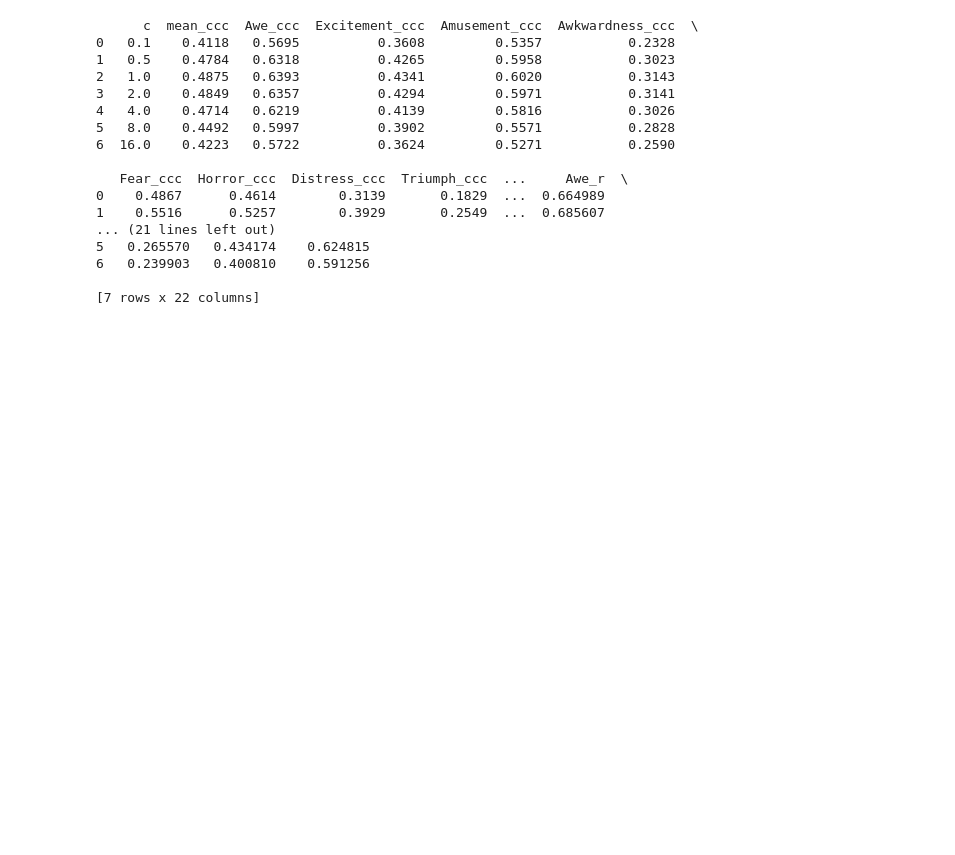
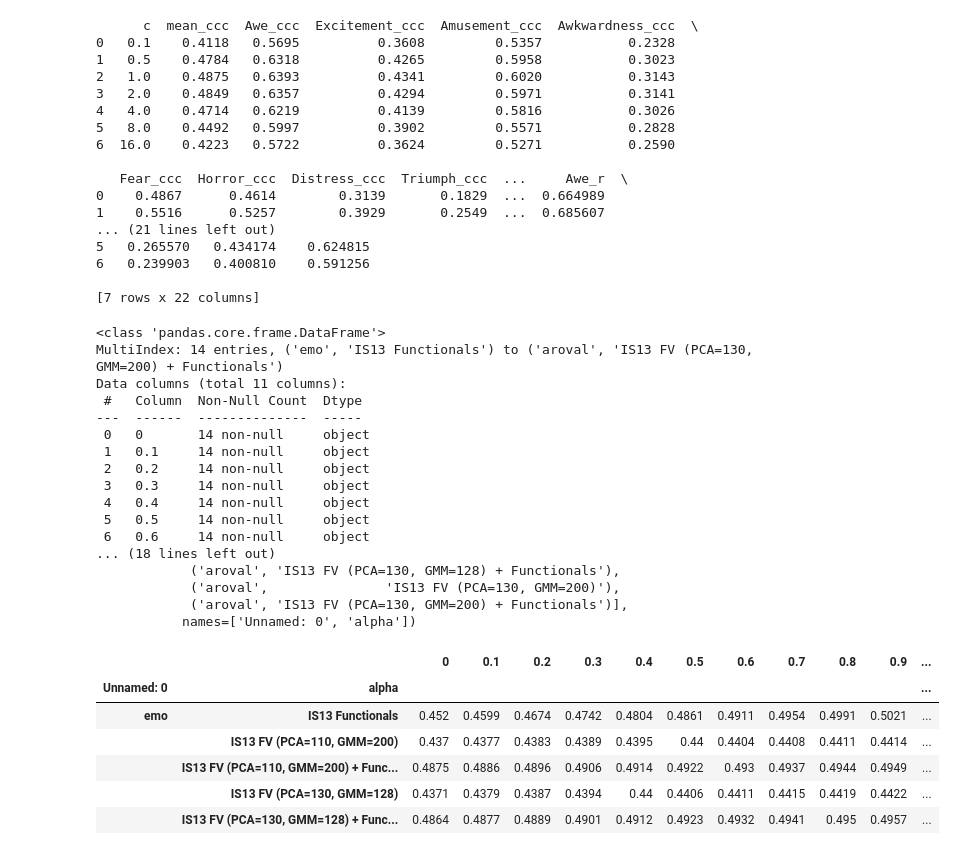
Before and after one commit to jorenterpstra/scriptie, a Jupyter notebook: ExVo2022/ExVo-MultiTask/visualizations.ipynb, the cells around one changed output. Drawn from its saved outputs; the diff is of its cells as text; code cells hidden in the pictures; blank space fills up the shorter version.

```diff
--- a/ExVo2022/ExVo-MultiTask/visualizations.ipynb
+++ b/ExVo2022/ExVo-MultiTask/visualizations.ipynb
@@ -125,3 +126,37 @@ print(df_dict['exp_batch07_compare_llds_110pca_200gmm_fv_plus_compare_funcs']['e
 6   0.239903   0.400810    0.591256
 
 [7 rows x 22 columns]
+# %%
+df = pd.read_csv(r'results/emo_fusion_full_alpha.csv', delimiter=';')
+df = df.transpose()
+df.columns = [df.iloc[0], df.iloc[1]]
+df = df[2:]
+df = df.transpose()
+print(df.info())
+print(df.index)
+df.head()
+# %% [output]
+<class 'pandas.core.frame.DataFrame'>
+MultiIndex: 14 entries, ('emo', 'IS13 Functionals') to ('aroval', 'IS13 FV (PCA=130, GMM=200) + Functionals')
+Data columns (total 11 columns):
+ #   Column  Non-Null Count  Dtype
+---  ------  --------------  -----
+ 0   0       14 non-null     object
+ 1   0.1     14 non-null     object
+ 2   0.2     14 non-null     object
+ 3   0.3     14 non-null     object
+ 4   0.4     14 non-null     object
+ 5   0.5     14 non-null     object
+ 6   0.6     14 non-null     object
+... (18 lines left out)
+            ('aroval', 'IS13 FV (PCA=130, GMM=128) + Functionals'),
+            ('aroval',               'IS13 FV (PCA=130, GMM=200)'),
+            ('aroval', 'IS13 FV (PCA=130, GMM=200) + Functionals')],
+           names=['Unnamed: 0', 'alpha'])
+|  |  | 0 | 0.1 | 0.2 | 0.3 | 0.4 | 0.5 | 0.6 | 0.7 | 0.8 | 0.9 | ... |
+| Unnamed: 0 | alpha |  |  |  |  |  |  |  |  |  |  | ... |
+| emo | IS13 Functionals | 0.452 | 0.4599 | 0.4674 | 0.4742 | 0.4804 | 0.4861 | 0.4911 | 0.4954 | 0.4991 | 0.5021 | ... |
+|  | IS13 FV (PCA=110, GMM=200) | 0.437 | 0.4377 | 0.4383 | 0.4389 | 0.4395 | 0.44 | 0.4404 | 0.4408 | 0.4411 | 0.4414 | ... |
+|  | IS13 FV (PCA=110, GMM=200) + Func... | 0.4875 | 0.4886 | 0.4896 | 0.4906 | 0.4914 | 0.4922 | 0.493 | 0.4937 | 0.4944 | 0.4949 | ... |
+|  | IS13 FV (PCA=130, GMM=128) | 0.4371 | 0.4379 | 0.4387 | 0.4394 | 0.44 | 0.4406 | 0.4411 | 0.4415 | 0.4419 | 0.4422 | ... |
+|  | IS13 FV (PCA=130, GMM=128) + Func... | 0.4864 | 0.4877 | 0.4889 | 0.4901 | 0.4912 | 0.4923 | 0.4932 | 0.4941 | 0.495 | 0.4957 | ... |
```
Also changed, not shown: parts of 4 cells of this notebook.
